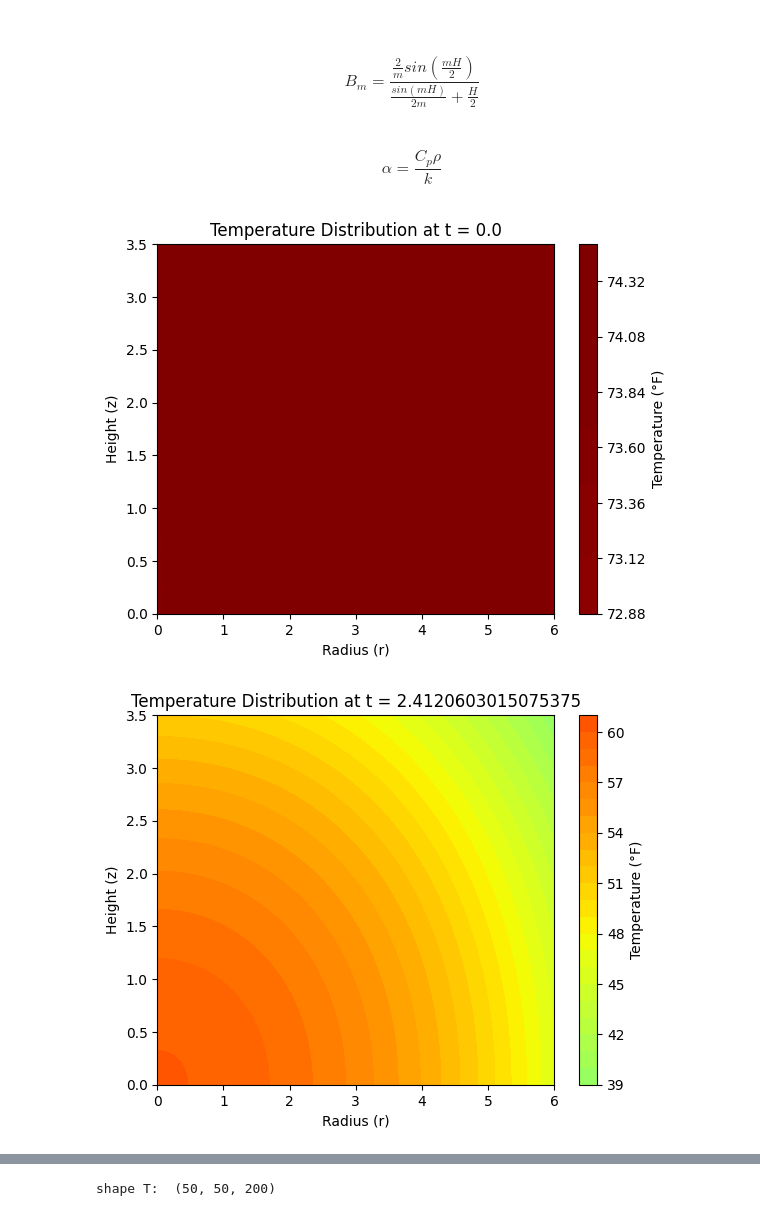
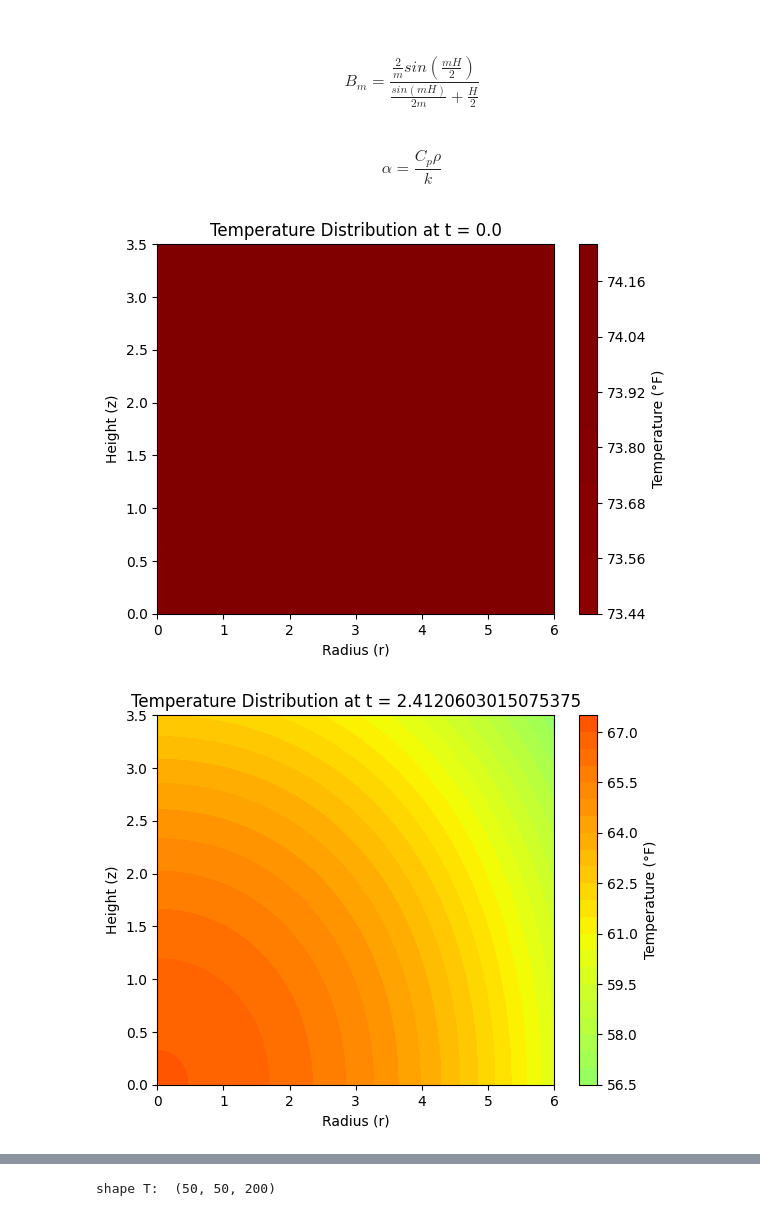
Before and after one commit to geoc1234/sourdough, a Jupyter notebook: notebooks/HeatMap.ipynb, the cells around one changed output, grey strips where cells are left out. Drawn from its saved outputs; the diff is of its cells as text; code cells hidden in the pictures.

```diff
--- a/notebooks/HeatMap.ipynb
+++ b/notebooks/HeatMap.ipynb
@@ -97,7 +97,7 @@ from scipy.special import j1, j0, jn_zeros
 
 
 # Define parameters
-T_air = 0.0  # The refrigerator air temperature °F
+T_air = 37.0  # The refrigerator air temperature °F
 T_0 = 74.0    # The initial bread temperature °F
 radius = 6.0 # 2.0       # radius of the cylindrically shaped bread cm
 height = 7.0 # 5.0       # height or length of the bread cm
@@ -325,31 +325,40 @@ for l in range(0, len(roots_l)):
         m_root = roots_m[n-1]
         exp_term = np.exp(-(((lambda_l)**2 + (m_root**2)) * t[None, None, :]) / alpha)
         T +=  (T_0 - T_air)* (j0(lambda_l * r_mesh[..., None]) * calc_coefficient_l(xl, radius)) * \
         calc_coefficient_z(m_root,height) * np.cos((m_root * z_mesh[..., None])) * exp_term
 
 # Add the air temperature to the result
 T += T_air
 
 # Plot the temperature distribution at a specific time (e.g.,t=49)
 time_index = 0 # Time index
 dr = radius/r_resolution
 
 plt.contourf(r_mesh, z_mesh, T[:,:,time_index], levels=20, cmap='jet', vmin=T_air, vmax=T_0)
 plt.colorbar(label='Temperature (°F)')
 plt.xlabel('Radius (r)')
 plt.ylabel('Height (z)')
 plt.title('Temperature Distribution at t = {}'.format(t[time_index]))
 plt.show()
 plt.show()
 
 time_index = 10 # Time index (0-199)
 plt.contourf(r_mesh, z_mesh, T[:,:,time_index], levels=20, cmap='jet', vmin=T_air, vmax=T_0)
 plt.colorbar(label='Temperature (°F)')
 plt.xlabel('Radius (r)')
 plt.ylabel('Height (z)')
 plt.title('Temperature Distribution at t = {}'.format(t[time_index]))
 plt.show()
 plt.show()
+
+time_index = 50 # Time index (0-199)
+plt.contourf(r_mesh, z_mesh, T[:,:,time_index], levels=20, cmap='jet', vmin=T_air, vmax=T_0)
+plt.colorbar(label='Temperature (°F)')
+plt.xlabel('Radius (r)')
+plt.ylabel('Height (z)')
+plt.title('Temperature Distribution at t = {}'.format(t[time_index]))
+plt.show()
+plt.show()
 # %% [output]
 [figure]
-[figure, old version]
+[figure, new version]
```
Also changed, not shown: parts of 1 cell of this notebook.
